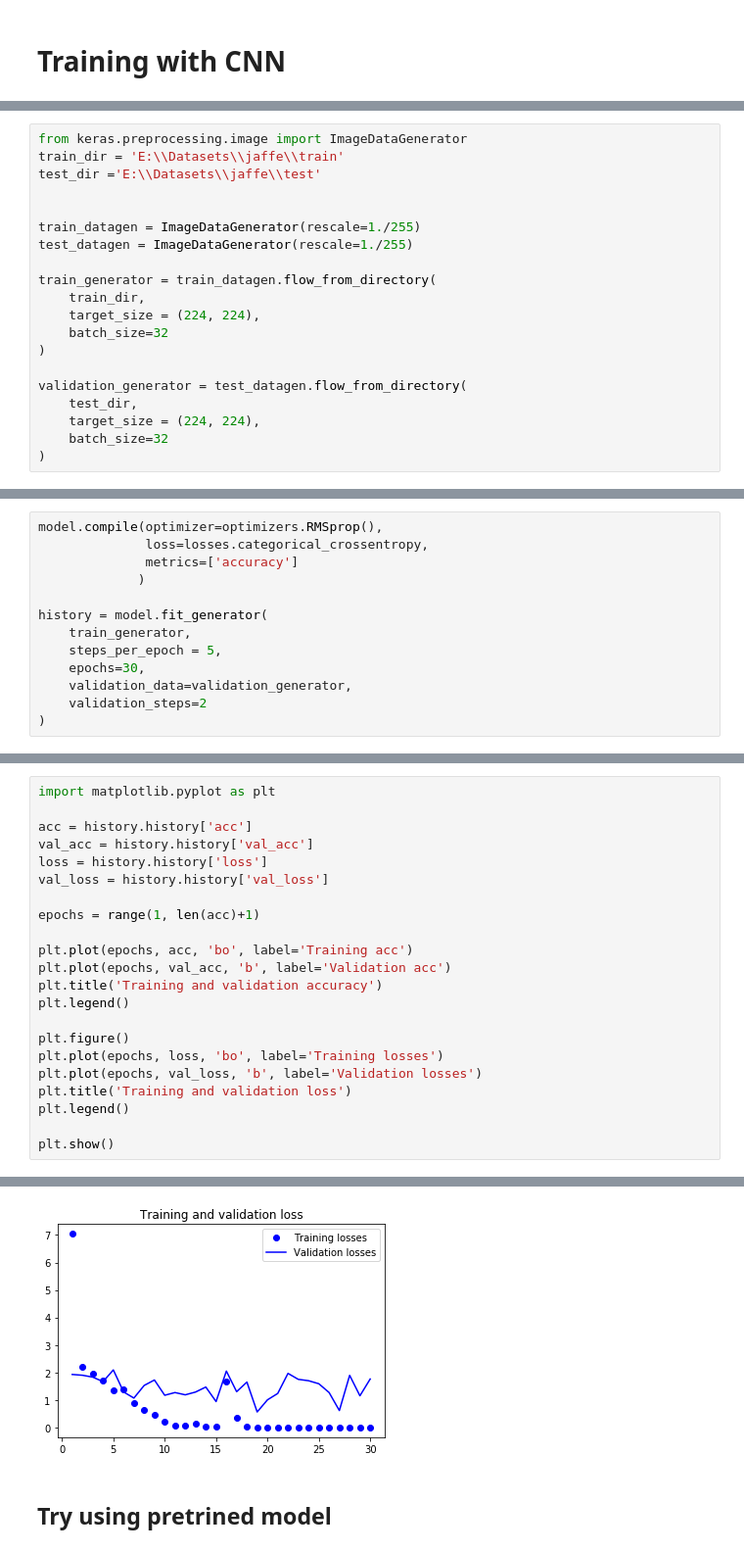
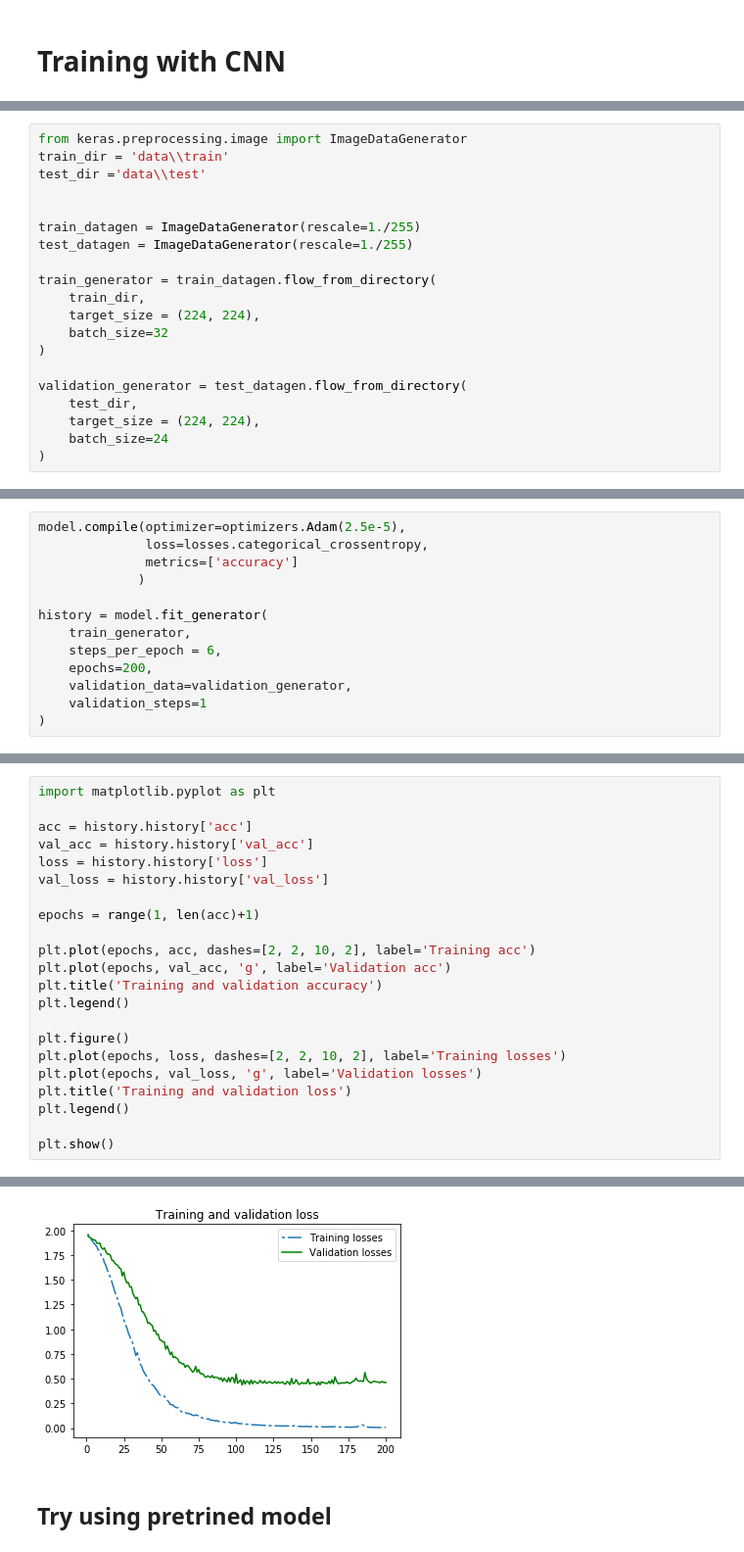
Before and after one commit to momor666/Emotion_detection, a Jupyter notebook: JAFFE/Emotion_detection.ipynb, the cells around one changed output, grey strips where cells are left out. Shown: that part at 98% size. Saved outputs shown, nothing was run; the diff lists cells and outputs as text.

Commit message:
new train test split to get new data
Signed-off-by: Shuvendu Bikash <bikash.shuvendu@gmail.com>

```diff
--- a/JAFFE/Emotion_detection.ipynb
+++ b/JAFFE/Emotion_detection.ipynb
@@ -20,7 +18,7 @@ Using TensorFlow backend.
 # %%
 from keras.preprocessing.image import ImageDataGenerator
-train_dir = 'E:\\Datasets\\jaffe\\train'
-test_dir ='E:\\Datasets\\jaffe\\test'
+train_dir = 'data\\train'
+test_dir ='data\\test'
 
 
 train_datagen = ImageDataGenerator(rescale=1./255)
@@ -35,6 +33,6 @@ train_generator = train_datagen.flow_from_directory(
 validation_generator = test_datagen.flow_from_directory(
     test_dir,
     target_size = (224, 224),
-    batch_size=32
+    batch_size=24
 )
 # %% [output]
@@ -109,14 +108,14 @@ plt.show()
 # %%
-model.compile(optimizer=optimizers.RMSprop(),
+model.compile(optimizer=optimizers.Adam(2.5e-5),
               loss=losses.categorical_crossentropy,
               metrics=['accuracy']
              )
 
 history = model.fit_generator(
     train_generator,
-    steps_per_epoch = 5,
-    epochs=30,
+    steps_per_epoch = 6,
+    epochs=200,
     validation_data=validation_generator,
-    validation_steps=2
+    validation_steps=1
 )
 # %% [output]
@@ -147,14 +146,14 @@ val_loss = history.history['val_loss']
 
 epochs = range(1, len(acc)+1)
 
-plt.plot(epochs, acc, 'bo', label='Training acc')
-plt.plot(epochs, val_acc, 'b', label='Validation acc')
+plt.plot(epochs, acc, dashes=[2, 2, 10, 2], label='Training acc')
+plt.plot(epochs, val_acc, 'g', label='Validation acc')
 plt.title('Training and validation accuracy')
 plt.legend()
 
 plt.figure()
-plt.plot(epochs, loss, 'bo', label='Training losses')
-plt.plot(epochs, val_loss, 'b', label='Validation losses')
+plt.plot(epochs, loss, dashes=[2, 2, 10, 2], label='Training losses')
+plt.plot(epochs, val_loss, 'g', label='Validation losses')
 plt.title('Training and validation loss')
 plt.legend()
 
@@ -164,4 +163,4 @@ plt.show()
-[figure, old version]
+[figure, new version]
 # %% [markdown]
 ## Try using pretrined model
 # %%
```
Also changed, not shown: parts of 15 cells of this notebook, 1 other file.
